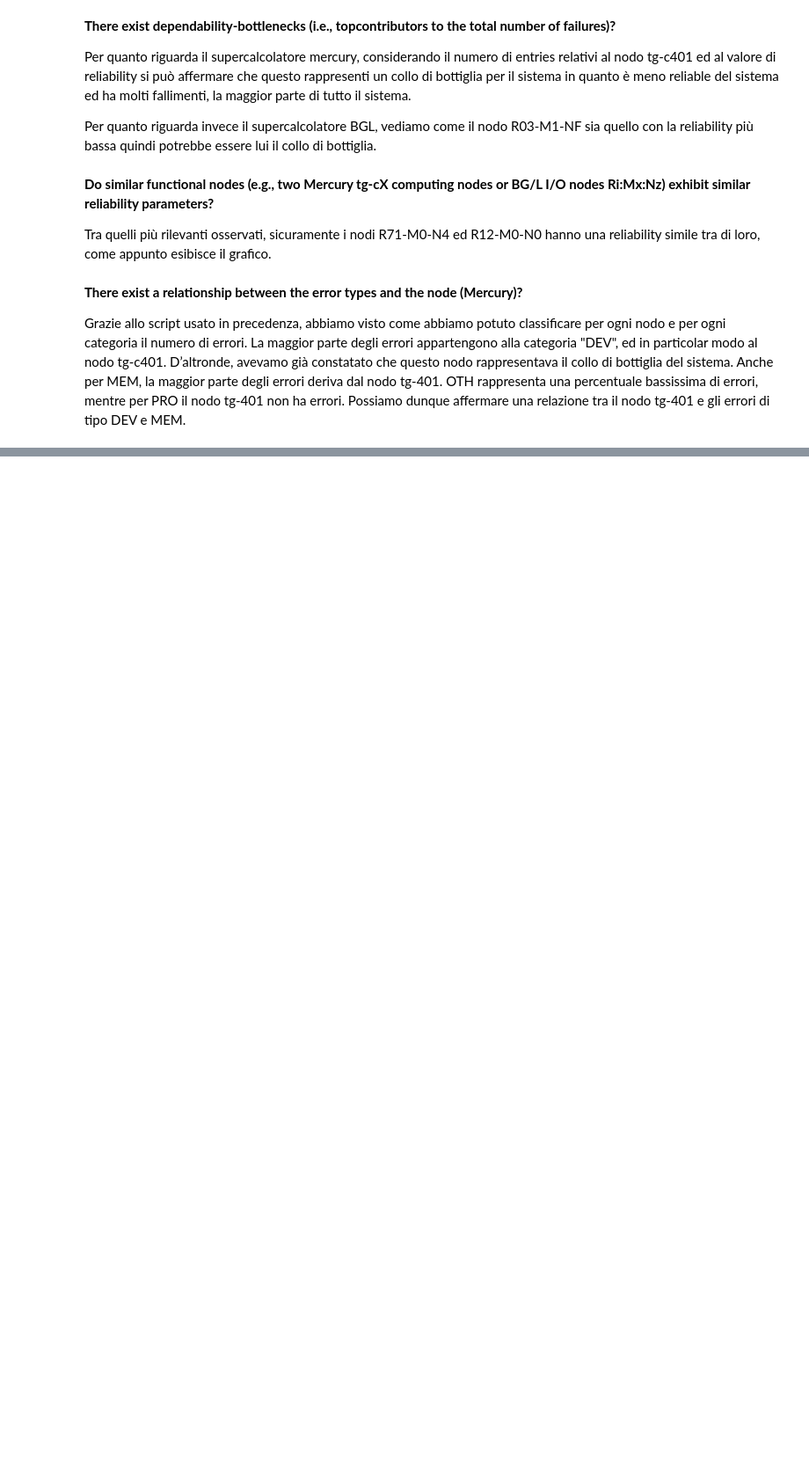
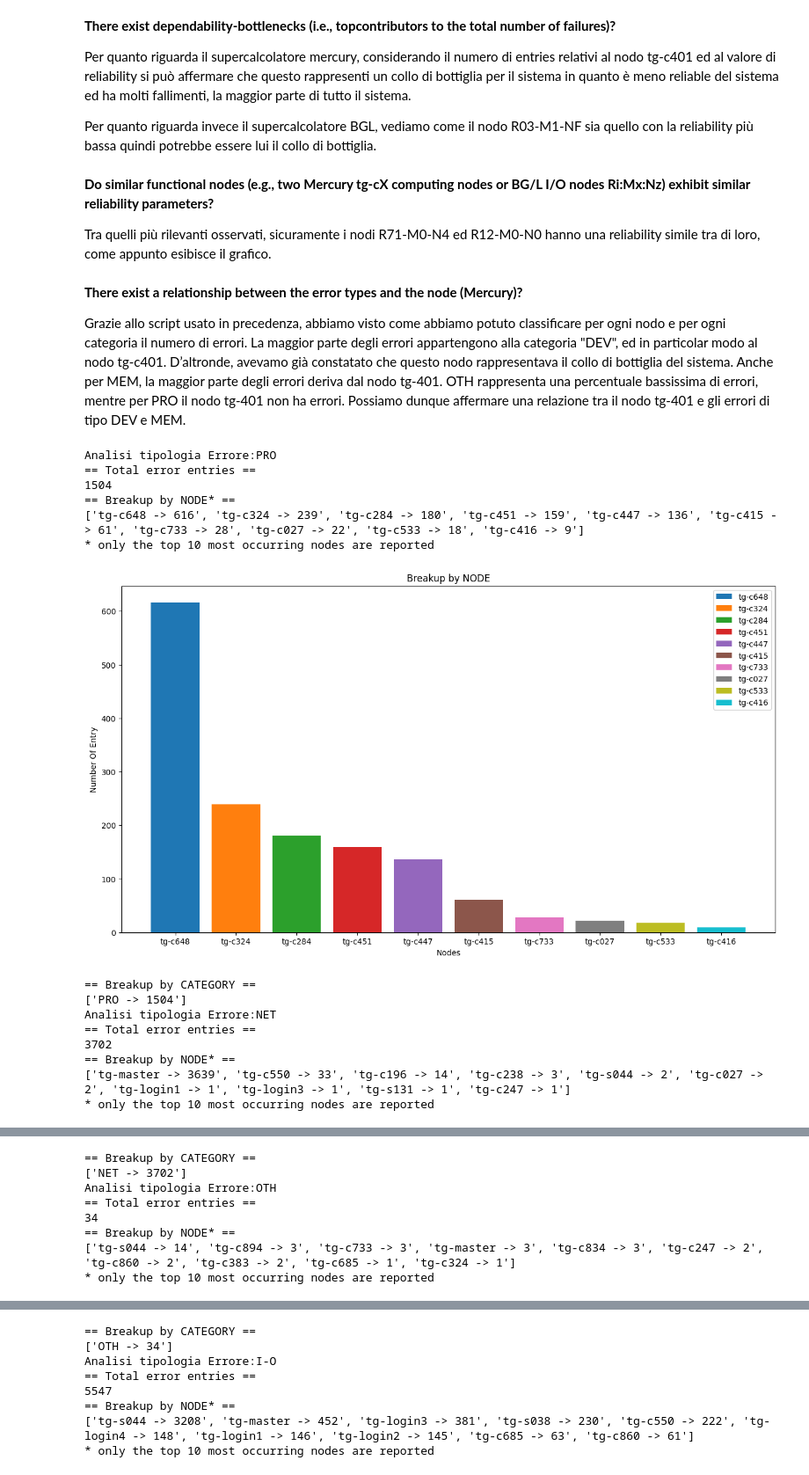
Before and after one commit to PaoloR96/IE, a Jupyter notebook: 6_FFDA/FFDA.ipynb, the cells around one changed output, grey strips where cells are left out. Shown at 88% size. Saved outputs shown, nothing was run; the diff lists cells and outputs as text; code cells hidden in the pictures; blank space fills up the shorter version.

```diff
--- a/6_FFDA/FFDA.ipynb
+++ b/6_FFDA/FFDA.ipynb
@@ -1225,3 +1255,45 @@ Tra quelli più rilevanti osservati, sicuramente i nodi R71-M0-N4 ed R12-M0-N0 h
 
 
 Grazie allo script usato in precedenza, abbiamo visto come abbiamo potuto classificare per ogni nodo e per ogni categoria il numero di errori. La maggior parte degli errori appartengono alla categoria "DEV", ed in particolar modo al nodo tg-c401. D’altronde, avevamo già constatato che questo nodo rappresentava il collo di bottiglia del sistema. Anche per MEM, la maggior parte degli errori deriva dal nodo tg-401. OTH rappresenta una percentuale bassissima di errori, mentre per PRO il nodo tg-401 non ha errori. Possiamo dunque affermare una relazione tra il nodo tg-401 e gli errori di tipo DEV e MEM.
+# %%
+#Analisi sui singoli errori
+#Cartella contenente i file di log
+cartella_logs = "/content/DivisioneErroriMercury"
+
+# Lista per contenere i percorsi dei file di log
+logfile_path = []
+
+# Itera su tutti i file nella cartella
+for filename in os.listdir(cartella_logs):
+      # Crea il percorso completo del file
+      percorso_file = os.path.join(cartella_logs, filename)
+
+      # Verifica se è un file (non una cartella)
+      if os.path.isfile(percorso_file):
+          # Aggiunge il percorso del file alla lista
+          logfile_path.append(percorso_file)
+
+for percorso in logfile_path:
+    # Estrai il nome del file senza estensione
+
+    testo_desiderato  = os.path.splitext(os.path.basename(percorso))[0]
+    testo=testo_desiderato.split('_')[0]
+    print("Analisi tipologia Errore:"+testo)
+
+    statistics_log_file(percorso)
+# %% [output]
+Analisi tipologia Errore:PRO
+== Total error entries ==
+1504
+== Breakup by NODE* ==
+['tg-c648 -> 616', 'tg-c324 -> 239', 'tg-c284 -> 180', 'tg-c451 -> 159', 'tg-c447 -> 136', 'tg-c415 -> 61', 'tg-c733 -> 28', 'tg-c027 -> 22', 'tg-c533 -> 18', 'tg-c416 -> 9']
+* only the top 10 most occurring nodes are reported
+[figure, added]
+== Breakup by CATEGORY ==
+['PRO -> 1504']
+Analisi tipologia Errore:NET
+== Total error entries ==
+3702
+== Breakup by NODE* ==
+['tg-master -> 3639', 'tg-c550 -> 33', 'tg-c196 -> 14', 'tg-c238 -> 3', 'tg-s044 -> 2', 'tg-c027 -> 2', 'tg-login1 -> 1', 'tg-login3 -> 1', 'tg-s131 -> 1', 'tg-c247 -> 1']
+* only the top 10 most occurring nodes are reported
@@ -1227,0 +1301,8 @@ Grazie allo script usato in precedenza, abbiamo visto come abbiamo potuto classi
+== Breakup by CATEGORY ==
+['NET -> 3702']
+Analisi tipologia Errore:OTH
+== Total error entries ==
+34
+== Breakup by NODE* ==
+['tg-s044 -> 14', 'tg-c894 -> 3', 'tg-c733 -> 3', 'tg-master -> 3', 'tg-c834 -> 3', 'tg-c247 -> 2', 'tg-c860 -> 2', 'tg-c383 -> 2', 'tg-c685 -> 1', 'tg-c324 -> 1']
+* only the top 10 most occurring nodes are reported
@@ -1227,0 +1310,8 @@ Grazie allo script usato in precedenza, abbiamo visto come abbiamo potuto classi
+== Breakup by CATEGORY ==
+['OTH -> 34']
+Analisi tipologia Errore:I-O
+== Total error entries ==
+5547
+== Breakup by NODE* ==
+['tg-s044 -> 3208', 'tg-master -> 452', 'tg-login3 -> 381', 'tg-s038 -> 230', 'tg-c550 -> 222', 'tg-login4 -> 148', 'tg-login1 -> 146', 'tg-login2 -> 145', 'tg-c685 -> 63', 'tg-c860 -> 61']
+* only the top 10 most occurring nodes are reported
```
Also changed, not shown: parts of 4 cells of this notebook.
